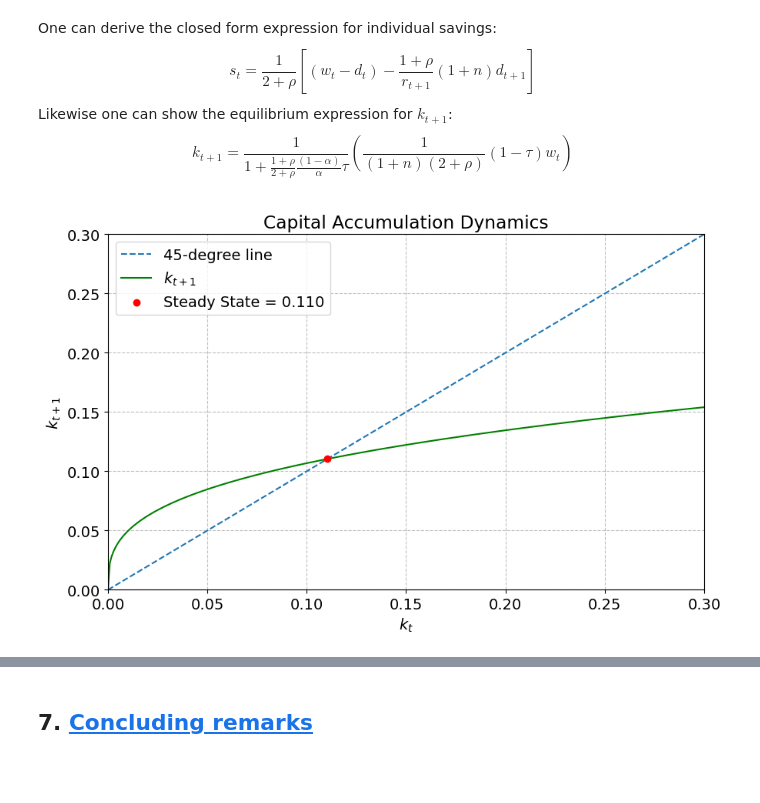
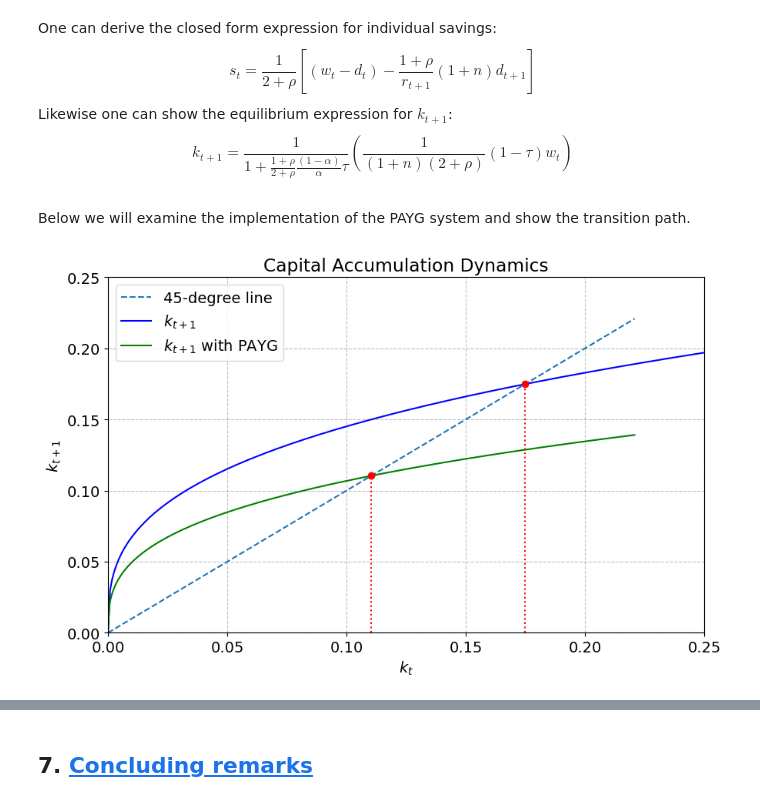
Before and after one commit to NumEconCopenhagen/projects-2024-Simon-C-og-Jens-H, a Jupyter notebook: modelproject/modelproject.ipynb, the cells around one changed output, grey strips where cells are left out. Cells and saved outputs as stored; diff of their text form; code cells hidden in the pictures; blank space fills up the shorter version.

```diff
--- a/modelproject/modelproject.ipynb
+++ b/modelproject/modelproject.ipynb
@@ -264,32 +264,41 @@ Likewise one can show the equilibrium expression for $k_{t+1}$:
 $$
 k_{t+1}=\frac{1}{1+\frac{1+\rho}{2+\rho}\frac{(1-\alpha)}{\alpha}\tau}(\frac{1}{(1+n)(2+\rho)}(1-\tau)w_t)
 $$
+# %% [markdown]
+Below we will examine the implementation of the PAYG system and show the transition path.
 # %%
 # Defining the values for our set of parameters
 tau = 0.35
 
-objective = lambda k: k - ((A * (1 - alpha) * k**alpha) / ((1 + n) * (2 + rho)) * (1 / (1 + ((1 + rho) / (2 + rho)) * ((1 - alpha) / alpha) * tau)))
+obj_payg = lambda k: k - ((A * (1 - alpha) * k**alpha) / ((1 + n) * (2 + rho)) * (1 / (1 + ((1 + rho) / (2 + rho)) * ((1 - alpha) / alpha) * tau)))
 
-result2 = optimize.root_scalar(objective, bracket=[1e-10,10], method='bisect')
-k_star2 = result2.root
+result_payg = optimize.root_scalar(obj_payg, bracket=[1e-10,10], method='bisect')
+k_star_payg = result_payg.root
 
-k_t2 = np.linspace(0, 2*k_star, 400)
-k_t_plus_1_2 = ((A * (1 - alpha) * k_t2**alpha) / ((1 + n) * (2 + rho)) * (1 / (1 + ((1 + rho) / (2 + rho)) * ((1 - alpha) / alpha) * tau)))
+k_t_payg = np.linspace(0, 2*k_star_payg, 400)
+k_t_plus_1_payg = ((A * (1 - alpha) * k_t_payg**alpha) / ((1 + n) * (2 + rho)) * (1 / (1 + ((1 + rho) / (2 + rho)) * ((1 - alpha) / alpha) * tau)))
 
-def plot_steady_state(steady_state):
+def plot_steady_state_payg(steady_state_payg):
     plt.figure(figsize=(10, 6))
-    plt.plot(k_t2, k_t2, label='45-degree line', linestyle='--')
-    plt.plot(k_t2, k_t_plus_1_2, label='$k_{t+1}$', color='green')
-    plt.scatter([steady_state], [steady_state], color='red', zorder=5, label=f'Steady State = {steady_state:.3f}')
+    plt.plot(k_t_payg, k_t_payg, label='45-degree line', linestyle='--')
+
+    plt.plot(k_t, k_t_plus_1, label='$k_{t+1}$', color='blue')
+    plt.scatter(0.175, 0.175, color='red', zorder=5)
+    plt.axvline(x=k_star, ymax=0.155/(max(k_t_plus_1)), color='red', linestyle=':')
+
+    plt.plot(k_t_payg, k_t_plus_1_payg, label='$k_{t+1}$ with PAYG', color='green')
+    plt.axvline(x=k_star_payg, ymax=0.1/(max(k_t_plus_1)), color='red', linestyle=':')
+
+    plt.scatter([steady_state_payg], [steady_state_payg], color='red', zorder=5)
     plt.xlabel('$k_t$')
     plt.ylabel('$k_{t+1}$')
     plt.title('Capital Accumulation Dynamics')
-    plt.legend()
-    plt.grid(True)
-    plt.ylim(0, 0.3)
-    plt.xlim(0, 0.3)
+    plt.ylim(0, 0.25)
+    plt.xlim(0, 0.25)
+    plt.legend(loc='upper left')
     plt.show()
+
 # Display the interactive plot with the initial steady state value
-plot_steady_state(k_star2)
+plot_steady_state_payg(k_star_payg)
 # %% [output]
-[figure, old version]
+[figure, new version]
```
Also changed, not shown: parts of 3 cells of this notebook.
